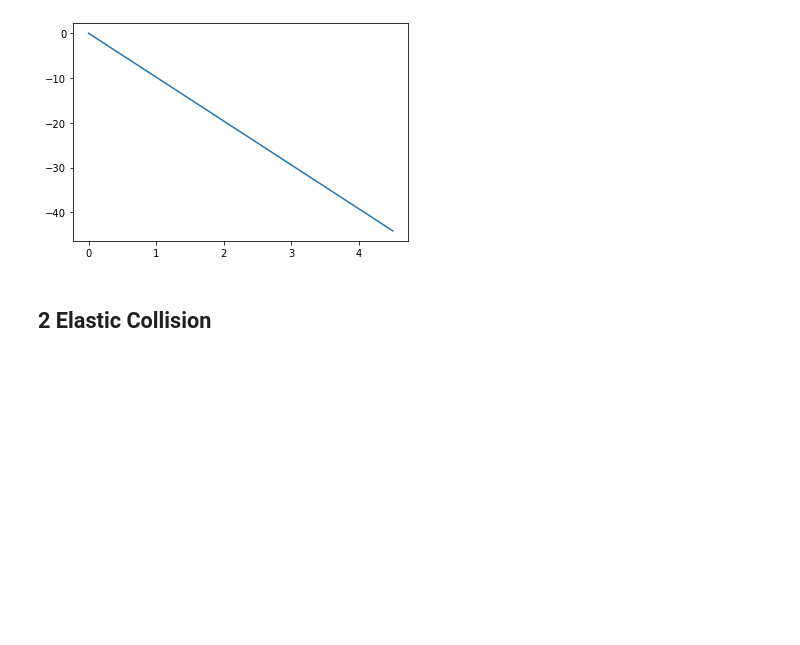
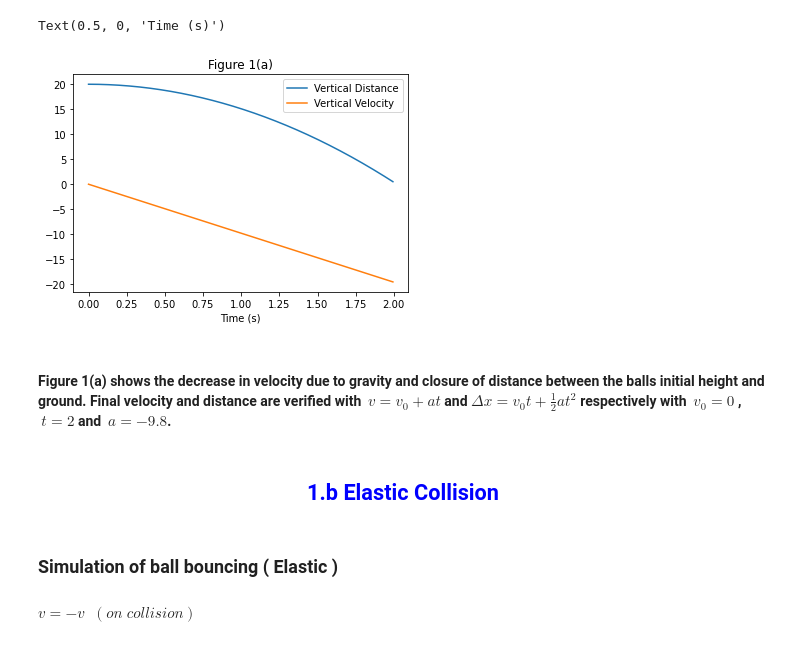
Before and after one commit to NMMallick/cmpmdl, a Jupyter notebook: proj1/mallicknathaniel_project1.ipynb, the cells around one changed output. Drawn from its saved outputs; the diff is of its cells as text; code cells hidden in the pictures; blank space fills up the shorter version.

Commit message:
init

```diff
--- a/proj1/mallicknathaniel_project1.ipynb
+++ b/proj1/mallicknathaniel_project1.ipynb
@@ -16,47 +30,65 @@ scale = {
 # %%
-falling = canvas() # SCENE
+falling = canvas() # Falling scene
+scene.autoscale = False # No fancy camera scaling1/deltat
 
-# Objects
+# Initial Variables
+init_pos = vec(0,20,0)
+init_vel = vec(0,0,0)
+t = 0
+deltat = 0.001
+
+# Create Objects
 ball = sphere(pos=init_pos, radius=0.5, color=color.cyan)
 earth = box(pos=scale["pos"]*vec(0,0,0), size=vec(10, 0.2,10), color=scale["rgb"]*vec(75,83,20))
 
-# Initial time values and time steps
-t = 0
-deltat = 0.001
-
-# Initial velocity for ball
-ball.velocity = vector(0,0,0)
+# Creating velocity variable for the ball
+ball.velocity = init_vel
 
 # Update ball position
 ball.pos = ball.pos + ball.velocity*deltat
 
-x = []
+# Data for plotting
 y = []
-scene.autoscale = False # No fancy camera scaling1/deltat
+v = []
+time = []
+# Simulation Loop
 while True:
 
-    rate( 1/deltat ) # Loop iteration rate
+    rate( 1000 ) # Loop iteration rate
 
-    x.append(t)
-    y.append(ball.velocity.y)
-
+    # Data
+    time.append(t)
+    y.append(ball.pos.y)
+    v.append(ball.velocity.y)
 
     # Update ball velocity and position
     ball.velocity.y = ball.velocity.y + g*deltat
     ball.pos = ball.pos + ball.velocity*deltat
     t = t + deltat
 
-    # Top and Bottom -> y component
+    # Check if ball has collided with ground
     if (ball.pos.y - ball.radius) <= (earth.pos.y):
         break;
 
-plt.plot(x,y)
-plt.show()
+# Plotting
+fig, ax = plt.subplots()
+ax.plot(time, y, label="Vertical Distance")
+ax.plot(time, v, label="Vertical Velocity")
+ax.legend()
+ax.set_title("Figure 1(a)")
+ax.set_xlabel("Time (s)")
 # %% [output]
 [interactive output not drawn]
 [interactive output not drawn]
+Text(0.5, 0, 'Time (s)')
-[figure, old version]
+[figure, new version]
+# %% [markdown]
+
+#### Figure 1(a) shows the decrease in velocity due to gravity and closure of distance between the balls initial height and ground. Final velocity and distance are verified with   $\ v = v_0 + at$ and  $\Delta x = v_0t + \frac{1}{2} at^2$ respectively with $\ v_0 = 0$ , $\ t = 2$ and $\ a = -9.8$.
 # %% [markdown]
-## 2 Elastic Collision
+<h2 align="center"><font color="blue">1.b Elastic Collision</font></h2>
+# %% [markdown]
+### Simulation of ball bouncing ( Elastic )
+#### $ v = -v \;\; (on\;collision)$
 # %%
 elastic = canvas() # Scene
```
Also changed, not shown: parts of 17 cells of this notebook, 8 other files.
